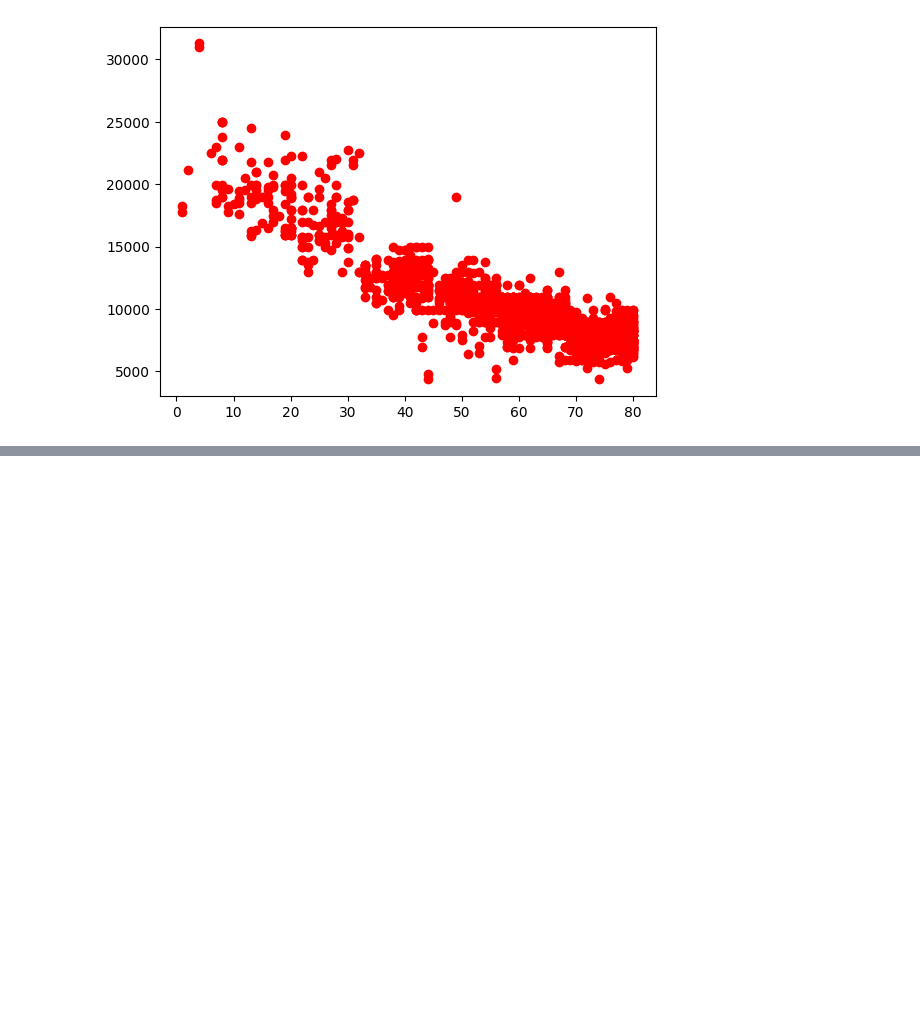
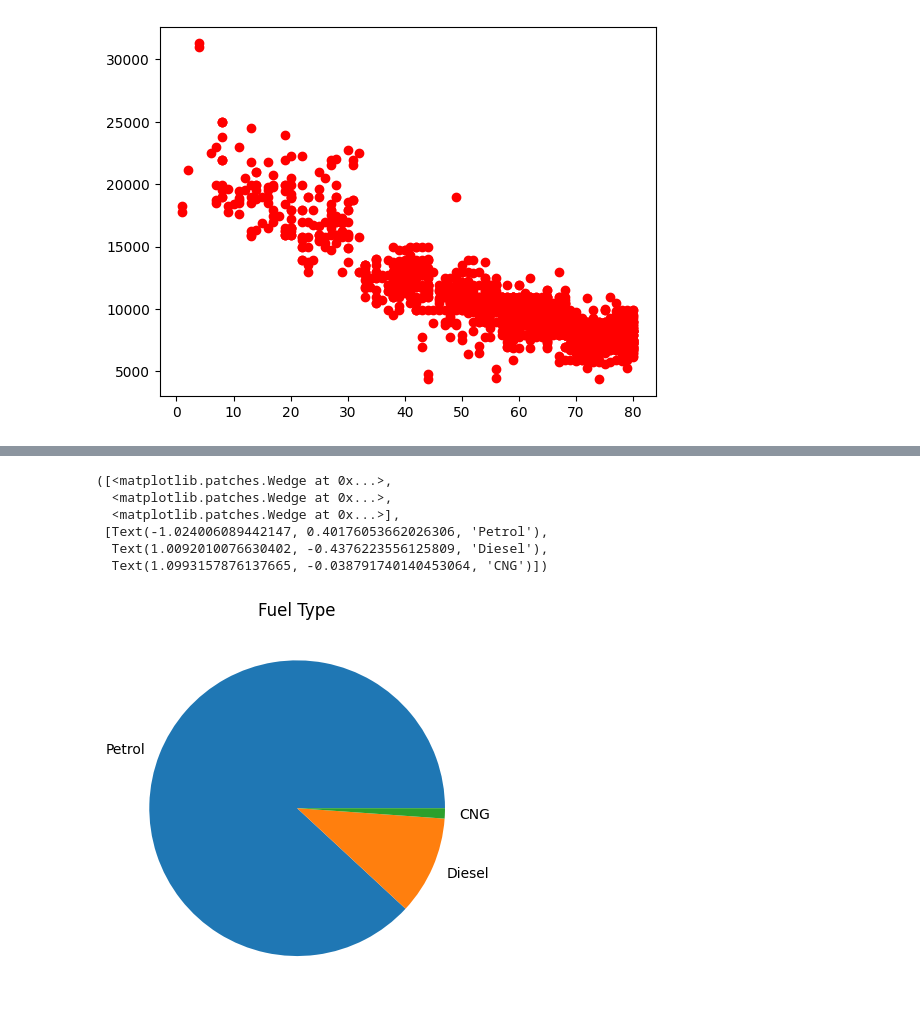
Before and after one commit to School-Related/Second-Year, a Jupyter notebook: Second Semester/Python Programming/Programs/Assignment_7.ipynb, the cells around one changed output, grey strips where cells are left out. Drawn from its saved outputs; the diff is of its cells as text; code cells hidden in the pictures; blank space fills up the shorter version.

```diff
--- a/Second Semester/Python Programming/Programs/Assignment_7.ipynb
+++ b/Second Semester/Python Programming/Programs/Assignment_7.ipynb
@@ -88,0 +105,11 @@ plt.plot(toyota_df['Age'], toyota_df['Price'], 'ro')
+# %%
+plt.title('Fuel Type')
+plt.pie(fuel_type, labels=fuel_type.index)
+# %% [output]
+([<matplotlib.patches.Wedge at 0x...>,
+  <matplotlib.patches.Wedge at 0x...>,
+  <matplotlib.patches.Wedge at 0x...>],
+ [Text(-1.024006089442147, 0.40176053662026306, 'Petrol'),
+  Text(1.0092010076630402, -0.4376223556125809, 'Diesel'),
+  Text(1.0993157876137665, -0.038791740140453064, 'CNG')])
+[figure, added]
```
Also changed, not shown: parts of 5 cells of this notebook, 9 other files.
